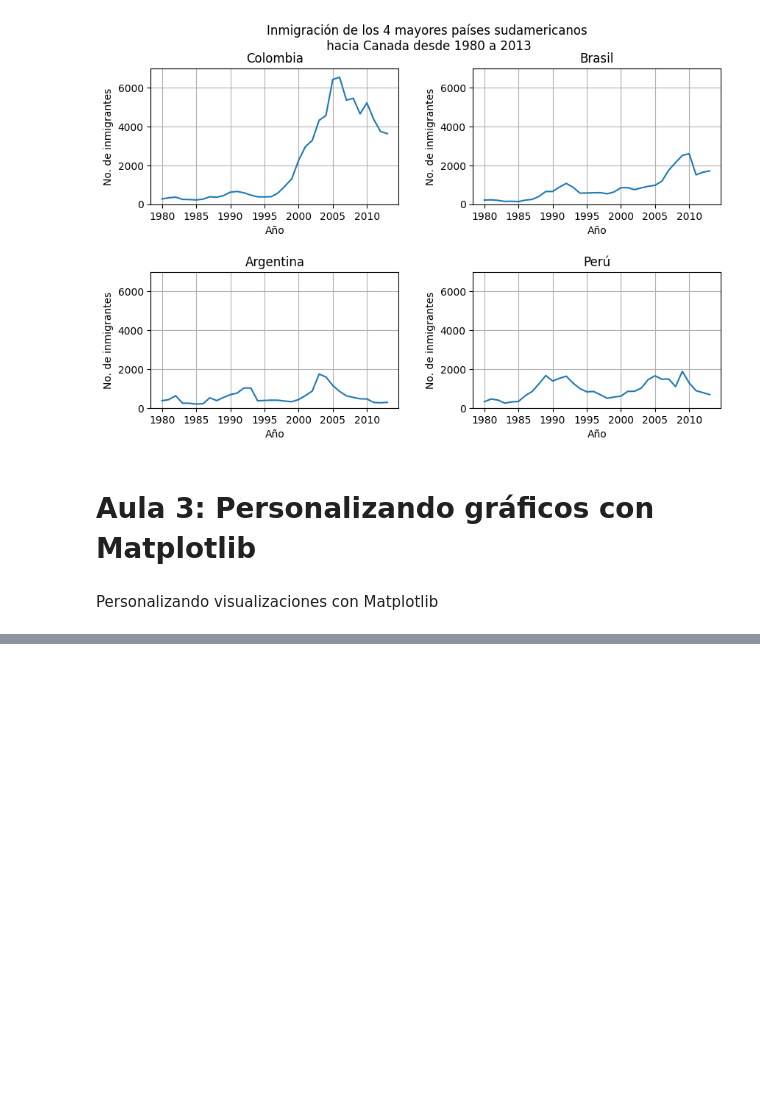
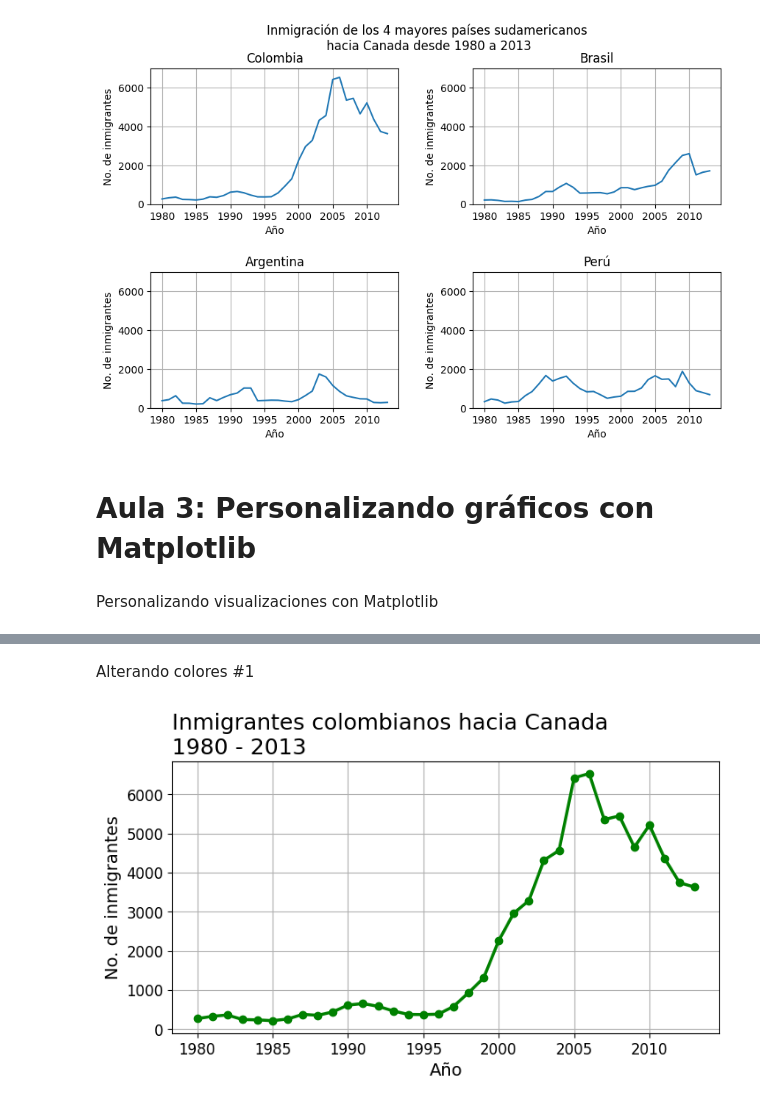
Before and after one commit to mg253a/visualizacion_de_datos_con_python, a Jupyter notebook: visualizacion_de_datos_con_python.ipynb, the cells around one changed output, grey strips where cells are left out. Saved outputs shown, nothing was run; the diff lists cells and outputs as text; code cells hidden in the pictures; blank space fills up the shorter version.

```diff
--- a/visualizacion_de_datos_con_python.ipynb
+++ b/visualizacion_de_datos_con_python.ipynb
@@ -272,0 +286,15 @@ Personalizando visualizaciones con Matplotlib
+# %% [markdown]
+Alterando colores #1
+# %%
+fig, ax = plt.subplots(figsize=(8,4))
+ax.plot(datos_col['Año'], datos_col['Inmigrantes'], lw=2.5, color='g', marker='o')
+ax.xaxis.set_major_locator(plt.MultipleLocator(5))
+ax.set_title('Inmigrantes colombianos hacia Canada\n1980 - 2013', fontsize=18, loc='left')
+ax.set_xlabel('Año', fontsize=14)
+ax.set_ylabel('No. de inmigrantes', fontsize=14)
+ax.xaxis.set_tick_params(labelsize=12)
+ax.yaxis.set_tick_params(labelsize=12)
+ax.grid()
+plt.show()
+# %% [output]
+[figure, added]
```
Also changed, not shown: parts of 7 cells of this notebook.
